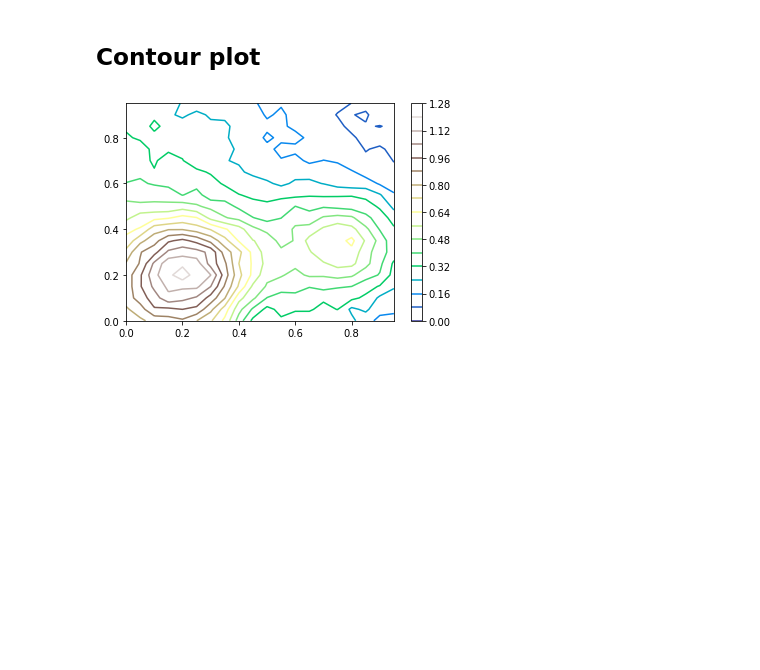
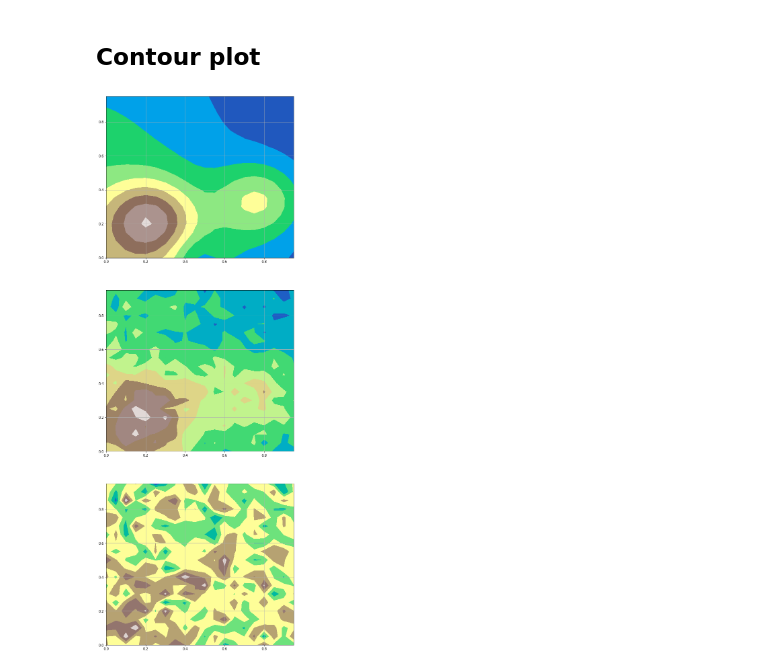
Before and after one commit to bjorngronntun/FYS-STK4155-project1, a Jupyter notebook: notebooks/20190905-visualizing-franke.ipynb, the cells around one changed output. Drawn from its saved outputs; the diff is of its cells as text; code cells hidden in the pictures; blank space fills up the shorter version.

```diff
--- a/notebooks/20190905-visualizing-franke.ipynb
+++ b/notebooks/20190905-visualizing-franke.ipynb
@@ -56,8 +56,16 @@ plt.show()
 # %% [markdown]
 ## Contour plot
-# %%
-plt.contour(x, y, z, cmap = 'terrain', levels=18)
-plt.colorbar()
-plt.show()
-# %% [output]
-[figure, removed]
+# %%
+plt.figure(figsize=(10, 30))
+plt.subplot(311)
+plt.contourf(x, y, z_no_noise, cmap = 'terrain')
+plt.grid(True)
+plt.subplot(312)
+plt.contourf(x, y, z_some_noise, cmap = 'terrain')
+plt.grid(True)
+plt.subplot(313)
+plt.contourf(x, y, z_noisy, cmap = 'terrain')
+plt.grid(True)
+plt.show()
+# %% [output]
+[figure, added]
```
Also changed, not shown: parts of 4 cells of this notebook, 3 other files.
